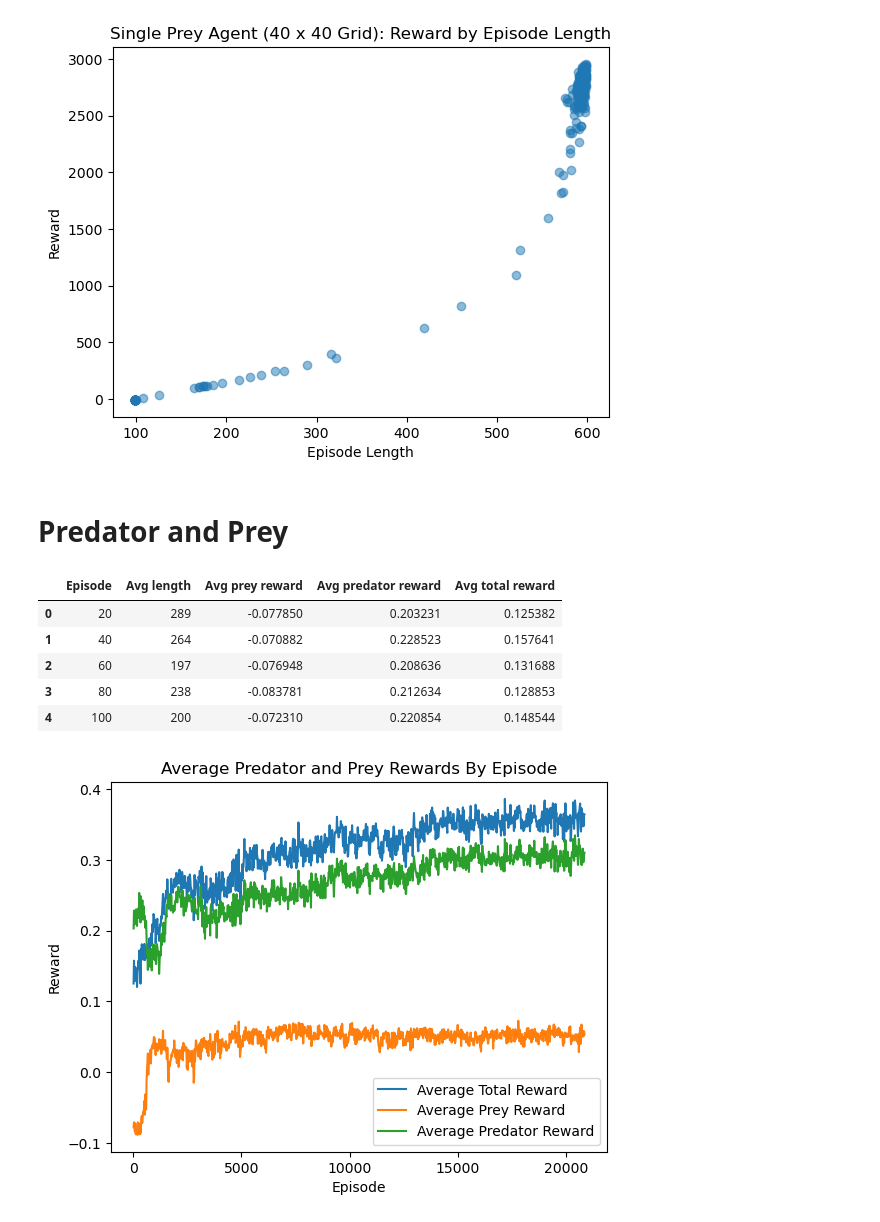
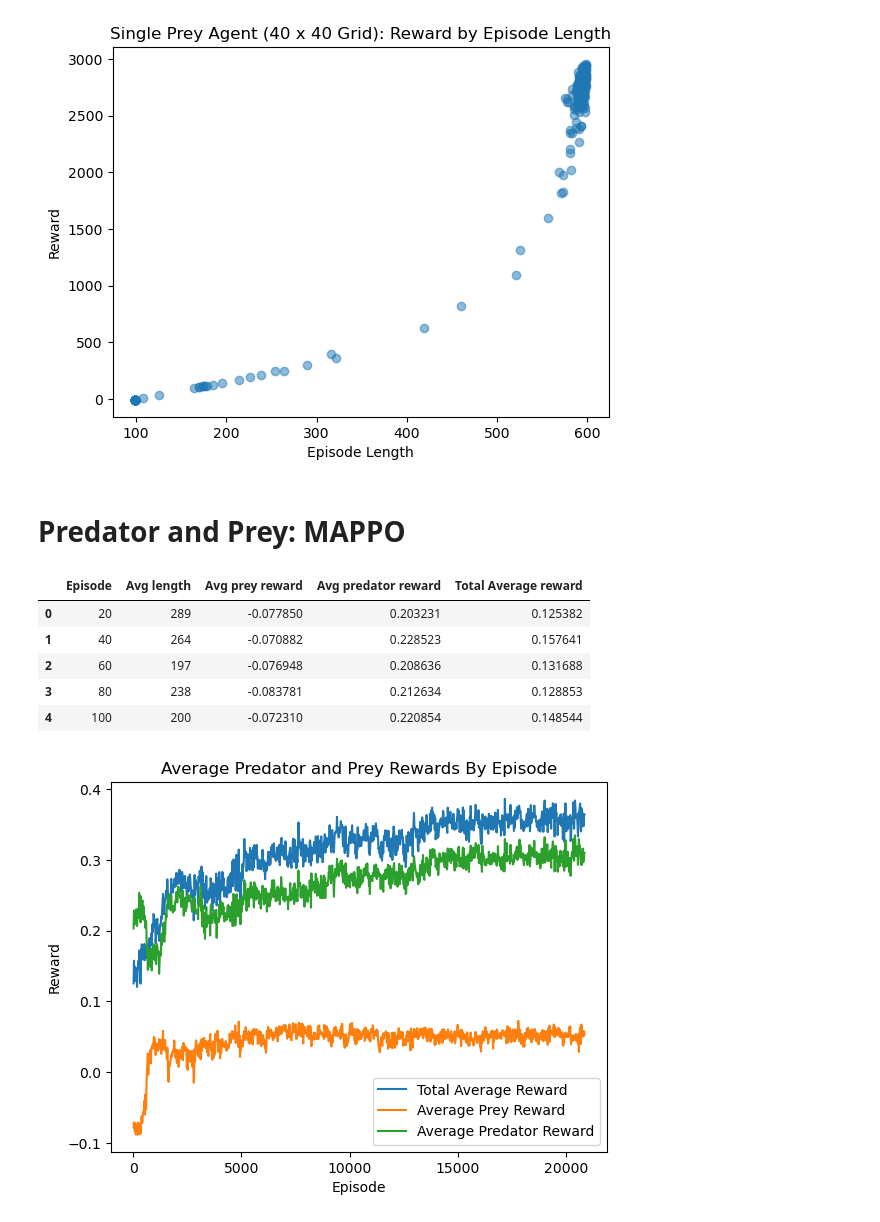
Before and after one commit to GauravB159/PreyPredatorReinforcement, a Jupyter notebook: plots/plots.ipynb, the cells around one changed output. Saved outputs shown, nothing was run; the diff lists cells and outputs as text; code cells hidden in the pictures.

Commit message:
plots updated

```diff
--- a/plots/plots.ipynb
+++ b/plots/plots.ipynb
@@ -37,0 +4,29 @@ def scatter_plot_multiple(x, y1, y2, y3, title, xlabel, ylabel):
+# %%
+def line_plot(title, xlabel, ylabel, x, y1, y2=None, y3=None, y4=None, y5=None, y6=None):
+
+    legend = [y1.name]
+
+    plt.plot(x, y1)
+    if y2 is not None:
+        plt.plot(x, y2)
+        legend.append(y2.name)
+    if y3 is not None:
+        plt.plot(x, y3)
+        legend.append(y3.name)
+    if y4 is not None:
+        plt.plot(x, y4)
+        legend.append(y4.name)
+    if y5 is not None:
+        plt.plot(x, y5)
+        legend.append(y5.name)
+    if y6 is not None:
+        plt.plot(x, y6)
+        legend.append(y6.name)
+
+    if y2 is not None:
+        plt.legend(legend)
+
+    plt.title(title)
+    plt.xlabel(xlabel)
+    plt.ylabel(ylabel)
+    plt.show()
@@ -48,21 +74,22 @@ scatter_plot(one_prey['Avg length'], one_prey['Avg reward'], 'Single Prey Agent
 # %% [output]
 [figure]
 # %% [markdown]
-# Predator and Prey
+# Predator and Prey: MAPPO
 # %%
 pp = pandas.read_csv('ppo_log_ma.csv')
-pp['Avg total reward'] = pp['Avg prey reward'] + pp['Avg predator reward']
+pp['Total Average reward'] = pp['Avg prey reward'] + pp['Avg predator reward']
 pp.head()
 # %% [output]
-|  | Episode | Avg length | Avg prey reward | Avg predator reward | Avg total reward |
+|  | Episode | Avg length | Avg prey reward | Avg predator reward | Total Average reward |
 | 0 | 20 | 289 | -0.077850 | 0.203231 | 0.125382 |
 | 1 | 40 | 264 | -0.070882 | 0.228523 | 0.157641 |
 | 2 | 60 | 197 | -0.076948 | 0.208636 | 0.131688 |
 | 3 | 80 | 238 | -0.083781 | 0.212634 | 0.128853 |
 | 4 | 100 | 200 | -0.072310 | 0.220854 | 0.148544 |
 # %%
-pp.columns = ['Episode', 'Average Length', 'Average Prey Reward', 'Average Predator Reward', 'Average Total Reward']
+pp.columns = ['Episode', 'Average Length', 'Average Prey Reward', 'Average Predator Reward', 'Total Average Reward']
 # %%
-line_plot_multiple(pp['Episode'], pp['Average Total Reward'], pp['Average Prey Reward'], pp['Average Predator Reward'], 'Average Predator and Prey Rewards By Episode', 'Episode', 'Reward')
+line_plot('Average Predator and Prey Rewards By Episode', 'Episode', 'Reward',
+          pp['Episode'], pp['Total Average Reward'], pp['Average Prey Reward'], pp['Average Predator Reward'])
 # %% [output]
-[figure, old version]
+[figure, new version]
```
Also changed, not shown: parts of 14 cells of this notebook, 1 other file.
